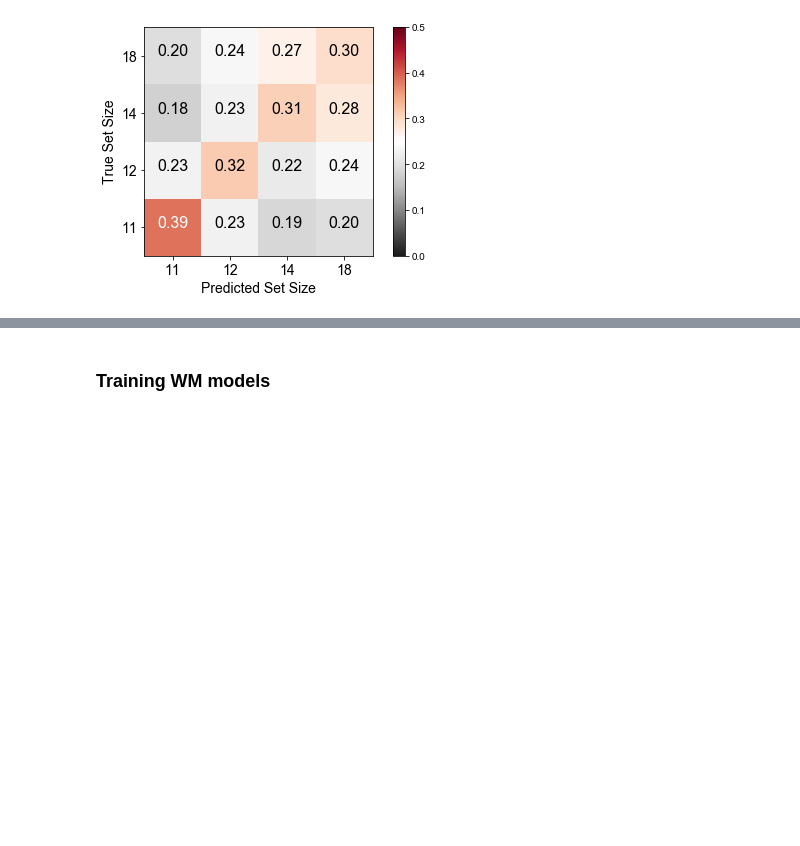
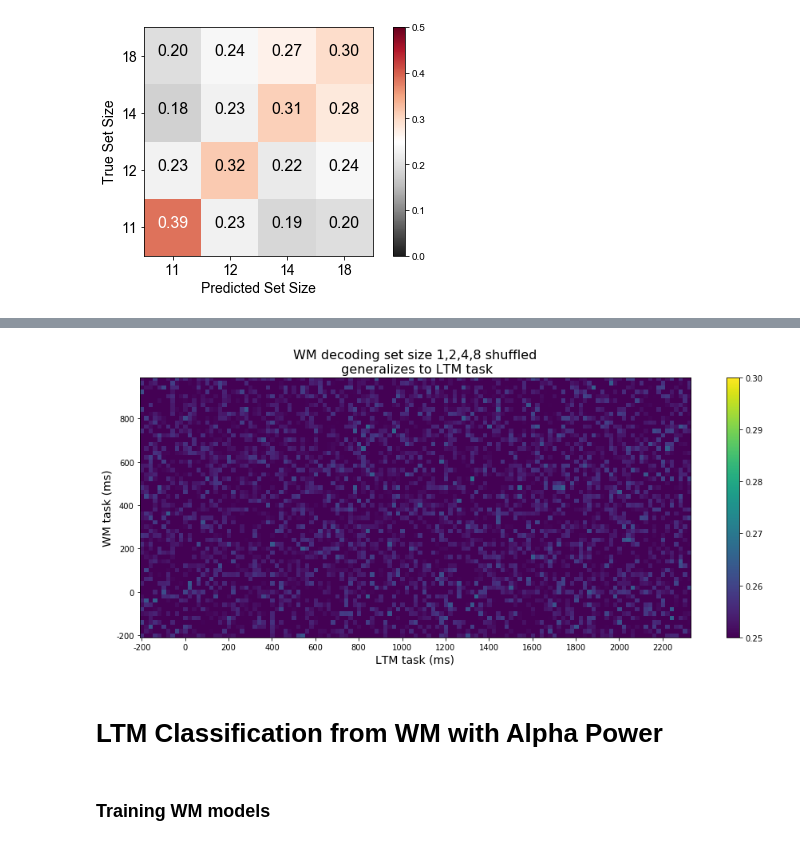
Before and after one commit to WilliamThyer/decode_ltm_from_wm, a Jupyter notebook: decode_load.ipynb, the cells around one changed output, grey strips where cells are left out. Saved outputs shown, nothing was run; the diff lists cells and outputs as text; code cells hidden in the pictures; blank space fills up the shorter version.

```diff
--- a/decode_load.ipynb
+++ b/decode_load.ipynb
@@ -269,3 +403,20 @@ Saving output\figures\conf_mat20201117_2001.png
+# %%
+mean_acc = np.mean(np.mean(acc_shuff,0),0).T
+plt.subplots(figsize=(16,6))
+plt.imshow(mean_acc,vmin=.25,vmax=.3,interpolation='None')
+plt.gca().invert_yaxis()
+x = 10
+plt.xticks(range(len(ltm_wrangl.t))[::x],ltm_wrangl.t[::x])
+plt.xlabel('LTM task (ms)',fontsize=14)
+plt.yticks(range(len(wm_wrangl.t))[::x],wm_wrangl.t[::x])
+plt.ylabel('WM task (ms)',fontsize=14)
+plt.colorbar();
+plt.title('WM decoding set size 1,2,4,8 shuffled\n generalizes to LTM task',fontsize=16)
+plt.savefig('accshuff_trial_wm_to_ltm_14.png',dpi=500)
+# %% [output]
+[figure, added]
+# %% [markdown]
+# LTM Classification from WM with Alpha Power
 # %% [markdown]
 ### Training WM models
 # %%
```
Also changed, not shown: parts of 29 cells of this notebook.
